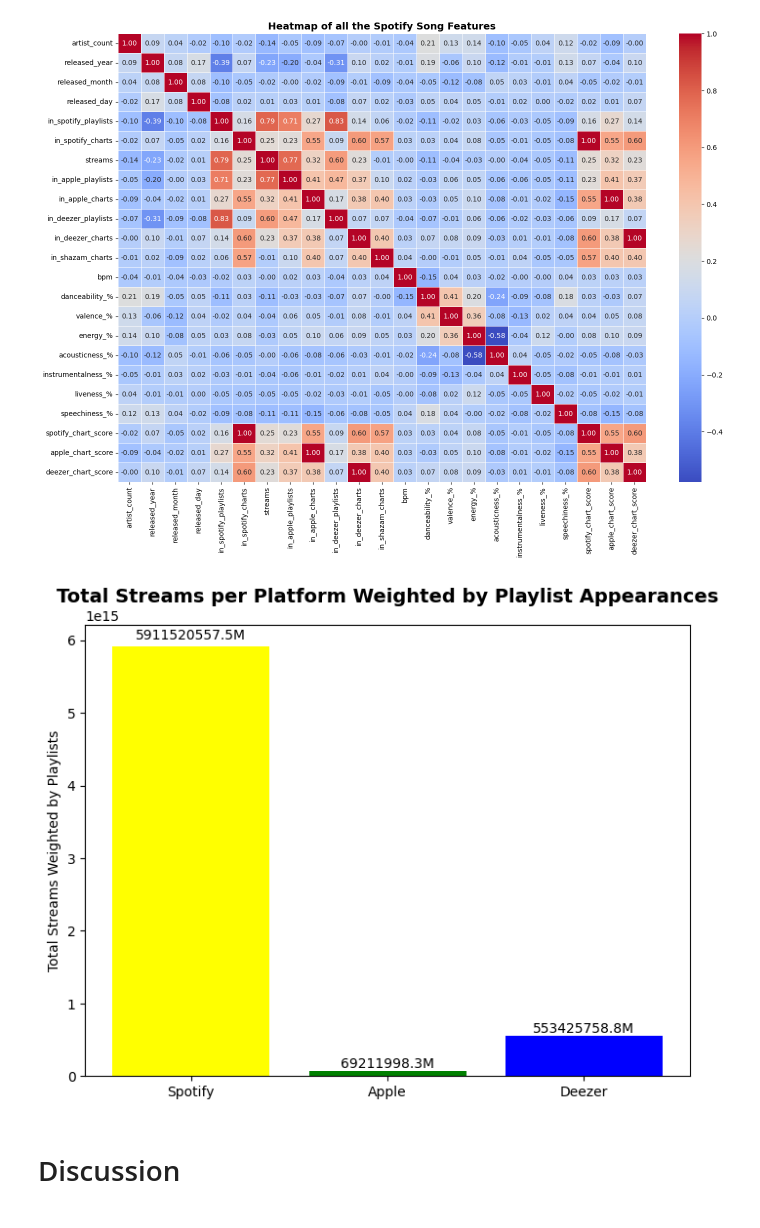
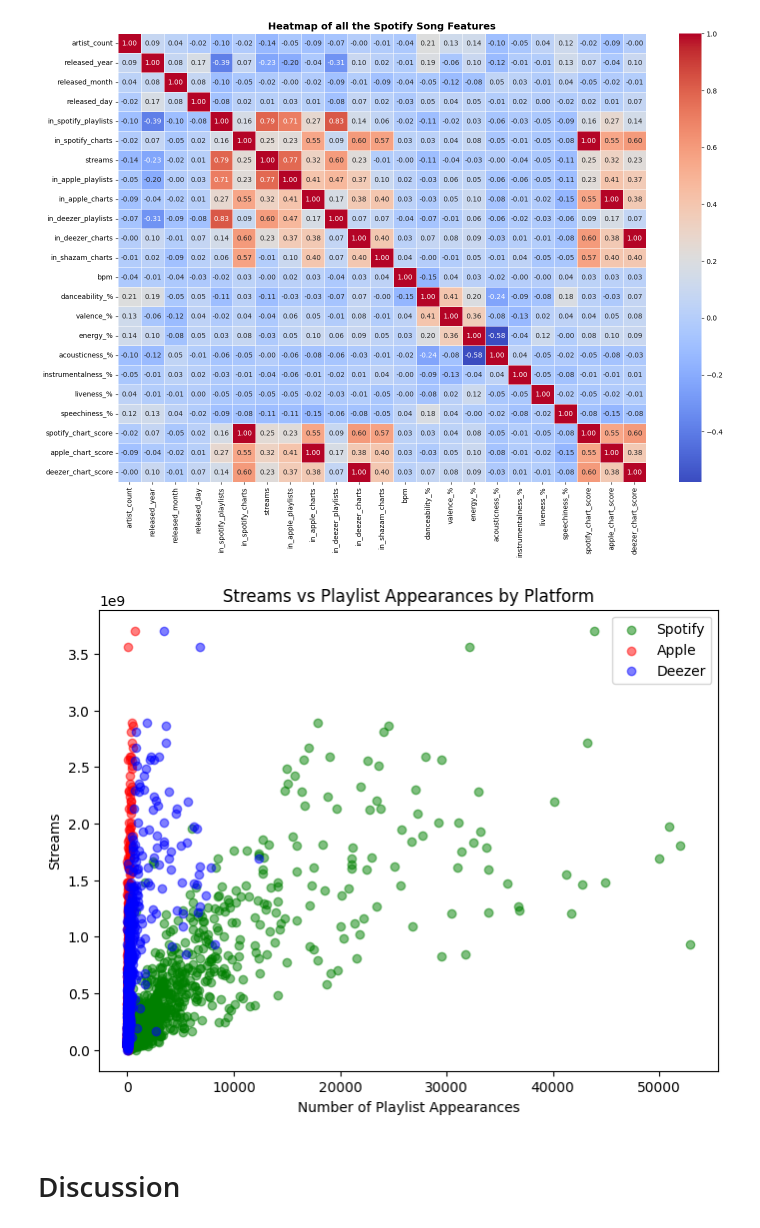
Before and after one commit to kuhunain/PredictingGrammyWinners, a Jupyter notebook: FeatureEngineering&EDA.ipynb, the cells around one changed output. Saved outputs shown, nothing was run; the diff lists cells and outputs as text; code cells hidden in the pictures.

Commit message:
edited playlist appearances plot - kuhu

```diff
--- a/FeatureEngineering&EDA.ipynb
+++ b/FeatureEngineering&EDA.ipynb
@@ -298,36 +298,38 @@ def plot_heat_map_all_attributes(df):
 plot_heat_map_all_attributes(df_clean)
 # %% [output]
 [figure]
-# %%
-def plot_app_with_most_playlist(df):
-  '''
-  finds the app with the most amount of streamed songs -- so we can choose one to go off of
-
-  Parameter:
-  df - dataframe
-  '''
-  playlist_streams = {
-      'Spotify': (df['streams'] * df['in_spotify_playlists']).sum(),
-      'Apple': (df['streams'] * df['in_apple_playlists']).sum(),
-      'Deezer': (df['streams'] * df['in_deezer_playlists']).sum()
-  }
-
-  plt.figure(figsize=(8,6))
-  all_bars = plt.bar(playlist_streams.keys(), playlist_streams.values(), color=['yellow', 'green', 'blue'])
-
-  # labelling
-  for bar in all_bars:
-      height = bar.get_height()
-      plt.text(bar.get_x() + bar.get_width()/2, height + height*0.01, f'{height/1e6:.1f}M', ha='center', va='bottom', fontsize=10)
-
-  plt.ylabel('Total Streams Weighted by Playlists')
-  plt.title('Total Streams per Platform Weighted by Playlist Appearances', fontsize=14, fontweight="bold")
-  plt.show()
-
-#call
-plot_app_with_most_playlist(df_clean)
-# %% [output]
-[figure, removed]
+# %%
+def plot_app_with_most_playlist(df):
+  '''
+  finds correlation between number of streams and
+
+  Parameter:
+  df - dataframe
+  '''
+
+  plt.figure(figsize=(8,6))
+
+  plt.scatter(df['in_spotify_playlists'], df['streams'],
+              color='green', alpha=0.5, label='Spotify')
+
+  plt.scatter(df['in_apple_playlists'], df['streams'],
+              color='red', alpha=0.5, label='Apple')
+
+  plt.scatter(df['in_deezer_playlists'], df['streams'],
+              color='blue', alpha=0.5, label='Deezer')
+
+  plt.xlabel("Number of Playlist Appearances")
+  plt.ylabel("Streams")
+  plt.title("Streams vs Playlist Appearances by Platform")
+
+  plt.legend()
+  # plt.savefig("streamsplaylist.png")
+  plt.show()
+
+#call
+plot_app_with_most_playlist(df_clean)
+# %% [output]
+[figure, added]
 # %% [markdown]
 # Discussion
 # %% [markdown]
```
